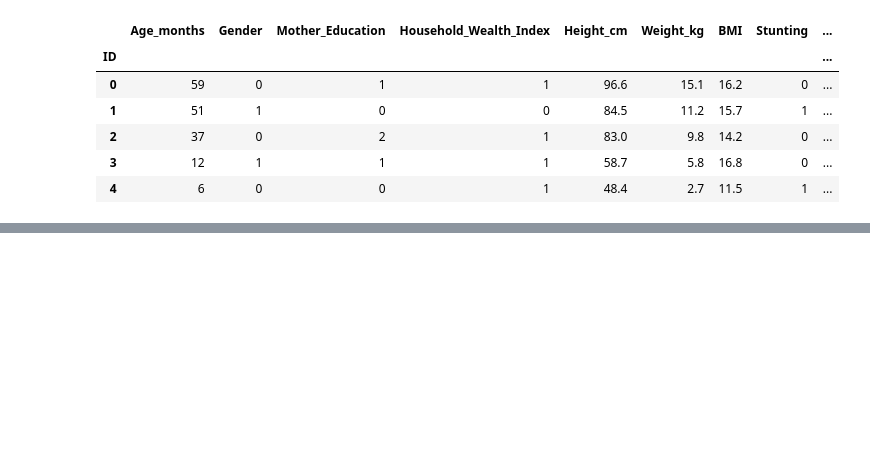
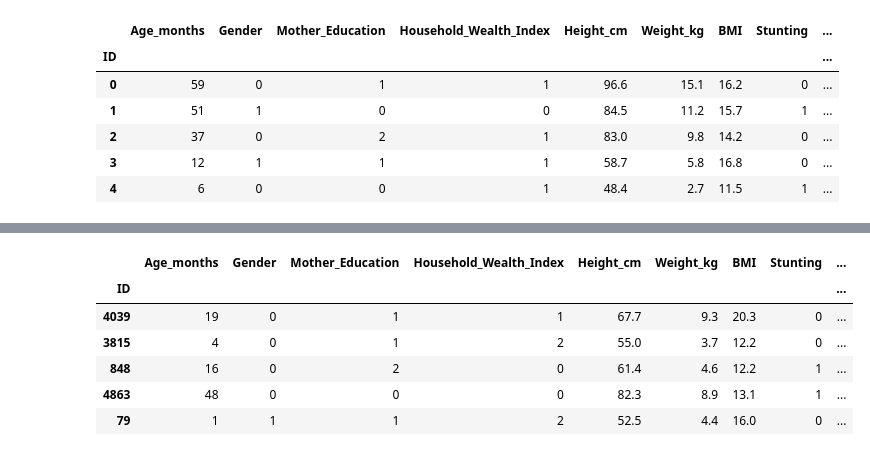
Before and after one commit to Abricos-gt/child_malnutrtion_predictive_system_using_machine_learning, a Jupyter notebook: notebook.ipynb, the cells around one changed output, grey strips where cells are left out. Saved outputs shown, nothing was run; the diff lists cells and outputs as text; code cells hidden in the pictures; blank space fills up the shorter version.

```diff
--- a/notebook.ipynb
+++ b/notebook.ipynb
@@ -228,0 +261,10 @@ data.head()
+# %%
+X_test.head()
+# %% [output]
+|  | Age_months | Gender | Mother_Education | Household_Wealth_Index | Height_cm | Weight_kg | BMI | Stunting | ... |
+| ID |  |  |  |  |  |  |  |  | ... |
+| 4039 | 19 | 0 | 1 | 1 | 67.7 | 9.3 | 20.3 | 0 | ... |
+| 3815 | 4 | 0 | 1 | 2 | 55.0 | 3.7 | 12.2 | 0 | ... |
+| 848 | 16 | 0 | 2 | 0 | 61.4 | 4.6 | 12.2 | 1 | ... |
+| 4863 | 48 | 0 | 0 | 0 | 82.3 | 8.9 | 13.1 | 1 | ... |
+| 79 | 1 | 1 | 1 | 2 | 52.5 | 4.4 | 16.0 | 0 | ... |
```
Also changed, not shown: parts of 3 cells of this notebook.
